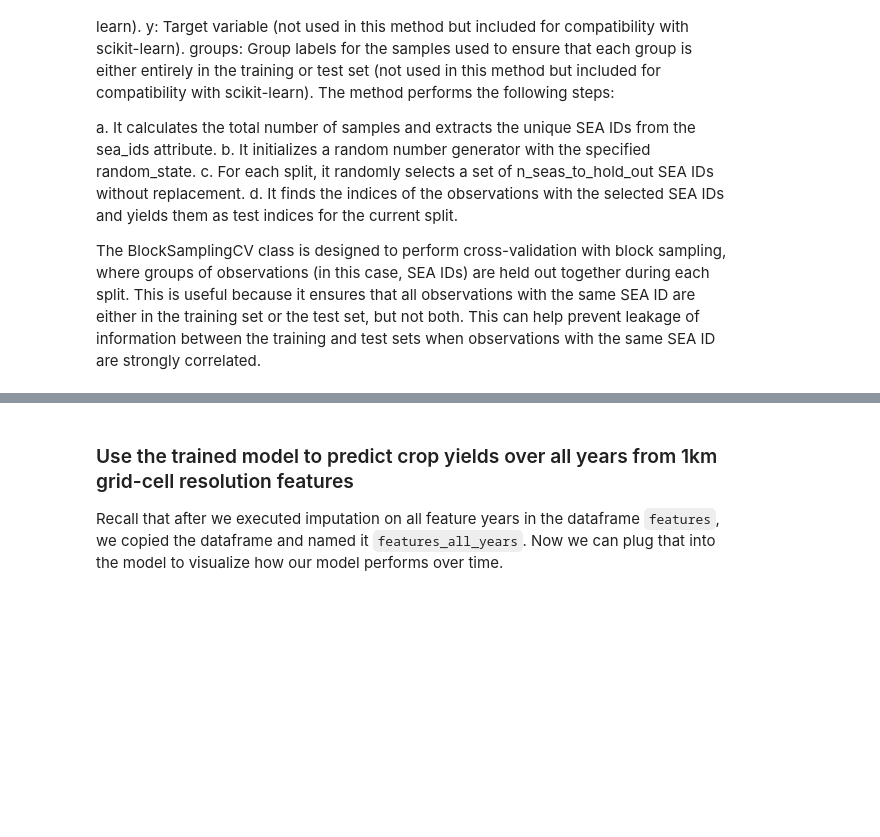
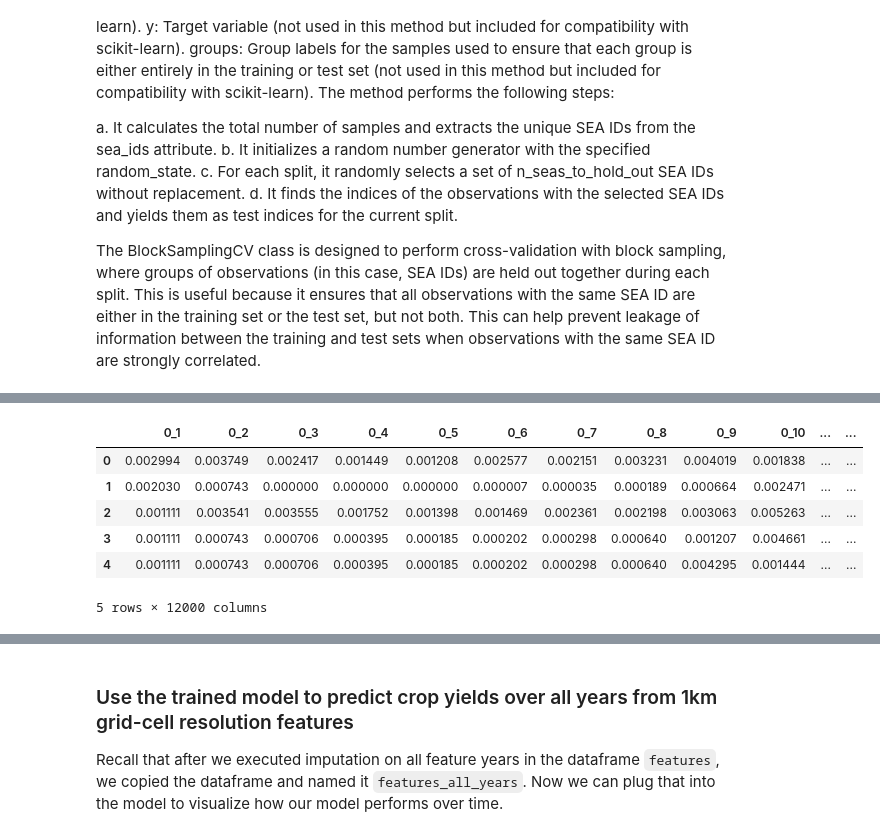
Before and after one commit to mosaiks-capstone/Modeling, a Jupyter notebook: gabmodeltesting.ipynb, the cells around one changed output, grey strips where cells are left out. Cells and saved outputs as stored; diff of their text form; code cells hidden in the pictures; blank space fills up the shorter version.

```diff
--- a/gabmodeltesting.ipynb
+++ b/gabmodeltesting.ipynb
@@ -580 +532,12 @@ zambia = pd.read_feather("/capstone/mosaiks/repos/modeling/data/zambia_10perc_im
+# %%
+zambia_features = zambia.iloc[:,2:12002]
+zambia_features.head()
+# %% [output]
+|  | 0_1 | 0_2 | 0_3 | 0_4 | 0_5 | 0_6 | 0_7 | 0_8 | 0_9 | 0_10 | ... | ... |
+| 0 | 0.002994 | 0.003749 | 0.002417 | 0.001449 | 0.001208 | 0.002577 | 0.002151 | 0.003231 | 0.004019 | 0.001838 | ... | ... |
+| 1 | 0.002030 | 0.000743 | 0.000000 | 0.000000 | 0.000000 | 0.000007 | 0.000035 | 0.000189 | 0.000664 | 0.002471 | ... | ... |
+| 2 | 0.001111 | 0.003541 | 0.003555 | 0.001752 | 0.001398 | 0.001469 | 0.002361 | 0.002198 | 0.003063 | 0.005263 | ... | ... |
+| 3 | 0.001111 | 0.000743 | 0.000706 | 0.000395 | 0.000185 | 0.000202 | 0.000298 | 0.000640 | 0.001207 | 0.004661 | ... | ... |
+| 4 | 0.001111 | 0.000743 | 0.000706 | 0.000395 | 0.000185 | 0.000202 | 0.000298 | 0.000640 | 0.004295 | 0.001444 | ... | ... |
+5 rows × 12000 columns
 # %%
```
Also changed, not shown: parts of 45 cells of this notebook.
